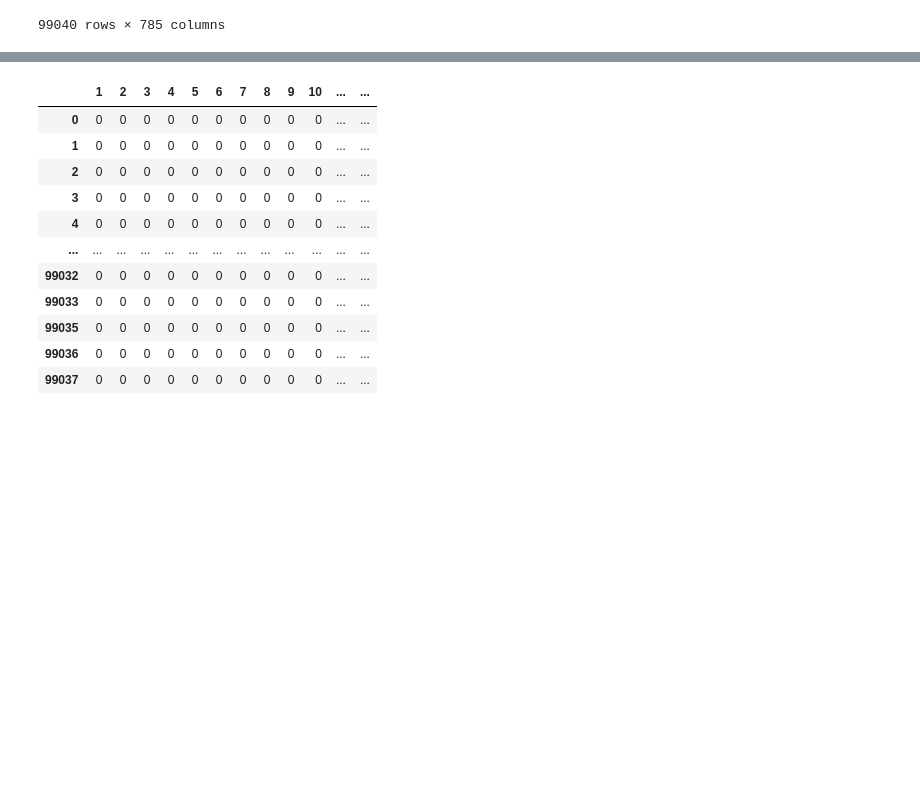
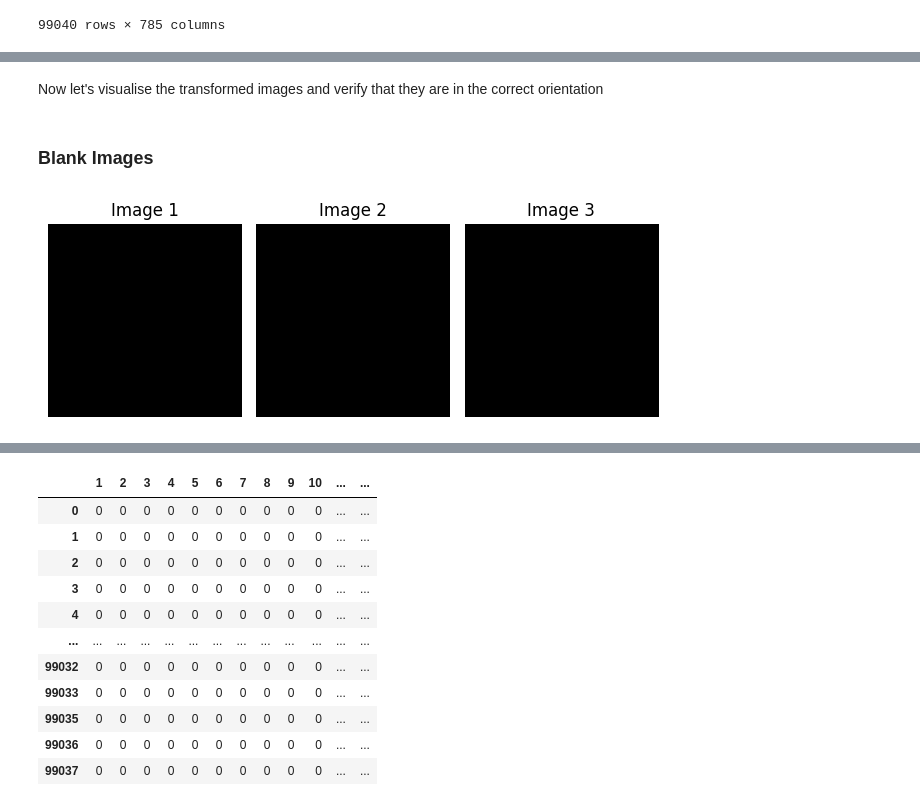
Before and after one commit to shoelesshoe/DELECA2, a Jupyter notebook: Part A/Part A.ipynb, the cells around one changed output, grey strips where cells are left out. Drawn from its saved outputs; the diff is of its cells as text; code cells hidden in the pictures; blank space fills up the shorter version.

```diff
--- a/Part A/Part A.ipynb
+++ b/Part A/Part A.ipynb
@@ -81,0 +199,8 @@ df_a
+# %% [markdown]
+Now let's visualise the transformed images and verify that they are in the correct orientation
+# %% [markdown]
+### Blank Images
+# %%
+imageSubplot(blankArr, len(blankArr))
+# %% [output]
+[figure, added]
```
Also changed, not shown: parts of 76 cells of this notebook, 1 other file.
